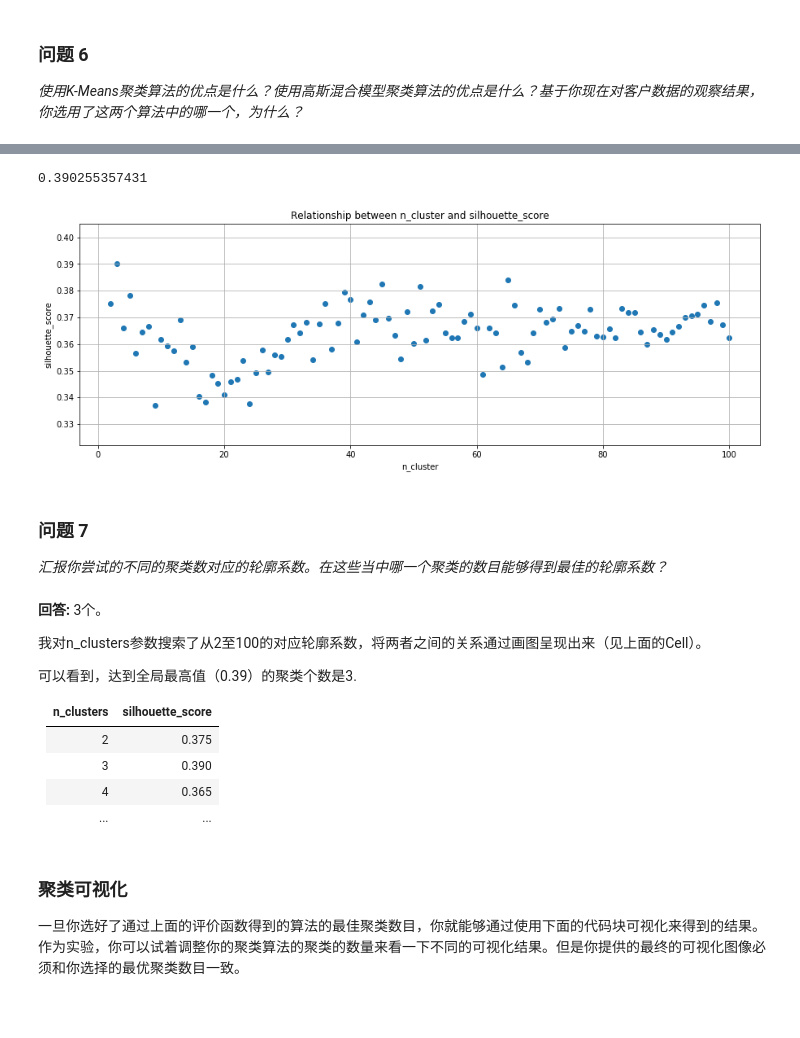
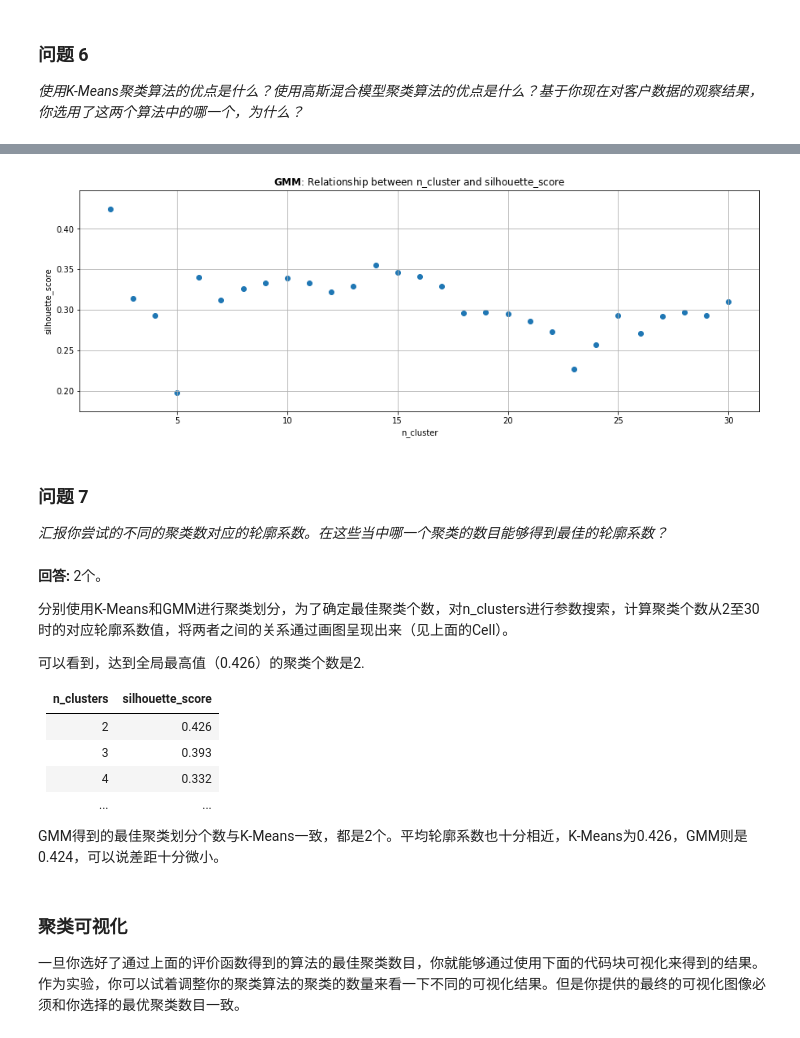
Before and after one commit to mtyylx/MLND, a Jupyter notebook: P3_Create_Customer_Segments/customer_segments.ipynb, the cells around one changed output, grey strips where cells are left out. Saved outputs shown, nothing was run; the diff lists cells and outputs as text; code cells hidden in the pictures; blank space fills up the shorter version.

```diff
--- a/P3_Create_Customer_Segments/customer_segments.ipynb
+++ b/P3_Create_Customer_Segments/customer_segments.ipynb
@@ -434,7 +434,7 @@ for x in freq_map:
 # 可选：选择你希望移除的数据点的索引
 # 很不幸... 之前费了半天劲精心挑选的65号记录被两次识别为异常值...多么好的星巴克数据...
 # 所以除了它以外都去除吧
-outliers  = [128, 154, 65, 66, 75]
+outliers  = [128, 154, 66, 75]
 
 # 如果选择了的话，移除异常点
 good_data = log_data.drop(log_data.index[outliers]).reset_index(drop = True)
@@ -489,7 +488,7 @@ Here are the outliers:
 # %%
 # TODO：通过在good data上使用PCA，将其转换成和当前特征数一样多的维度
 from sklearn.decomposition import PCA
-pca = PCA(n_components=6, whiten=True, random_state=0, svd_solver='randomized')
+pca = PCA(n_components=6, random_state=0)
 pca.fit(good_data)
 
 # TODO：使用上面的PCA拟合将变换施加在log_samples上
@@ -564,7 +566,8 @@ display(pd.DataFrame(np.round(pca_samples, 4), columns = pca_results.index.value
  - 使用`pca.transform`将`log_samples`进行转换，并将结果存储在`pca_samples`中。
 # %%
 # TODO：通过在good data上进行PCA，将其转换成两个维度
-pca = PCA(n_components=2, whiten=True, random_state=0, svd_solver='randomized')
+# (不要开启Whiten！否则后续KMeans聚类的最佳划分是3个！)
+pca = PCA(n_components=2, random_state=0)
 pca.fit(good_data)
 
 # TODO：使用上面训练的PCA将good data进行转换
@@ -650,67 +735,48 @@ ax.set_title("PC plane with original feature projections.", fontsize=16);
-# %%
-# TODO：在降维后的数据上使用你选择的聚类算法
-from sklearn.cluster import KMeans
-from sklearn.metrics import silhouette_score
-
-clusterer = KMeans(n_clusters=3, max_iter=500, n_init=10, random_state=0)
-clusterer.fit(reduced_data)
-
-# TODO：预测每一个点的簇
-preds = clusterer.predict(reduced_data)
-
-# TODO：找到聚类中心
-centers = clusterer.cluster_centers_
-
-# TODO：预测在每一个转换后的样本点的类
-sample_preds = clusterer.predict(pca_samples)
-
-# TODO：计算选择的类别的平均轮廓系数（mean silhouette coefficient）
-score = silhouette_score(reduced_data, preds)
-print score
-# %% [output]
-0.390255357431
 # %%
+from sklearn.mixture import GaussianMixture
+
 # 查看聚类个数与轮廓系数之间的关系
 def cluster_score_relation(max_clusters):
     stats = []
     for c in range(2, max_clusters + 1):
-        clusterer = KMeans(n_clusters=c, max_iter=100, n_init=10, random_state=0)
+        clusterer = GaussianMixture(n_components=c, random_state=0)
         clusterer.fit(reduced_data)
         preds = clusterer.predict(reduced_data)
-        centers = clusterer.cluster_centers_
         score = silhouette_score(reduced_data, preds)
         stats.append(score)
-#         print 'Cluster {} has Silhouette Score {}'.format(c, score)
+#         print '{} Cluster has Silhouette Score {}'.format(c, score)
     return stats
 
-search_range = 100
+search_range = 30
 stats = cluster_score_relation(search_range)
 plt.figure(figsize=(15, 5))
-plt.title("Relationship between n_cluster and silhouette_score")
+plt.title("$\mathbf{GMM}$: Relationship between n_cluster and silhouette_score")
 plt.scatter(range(2, search_range + 1), stats)
 plt.grid(True)
 plt.xlabel('n_cluster')
 plt.ylabel('silhouette_score')
 plt.show()
 # %% [output]
-[figure, old version]
+[figure, new version]
 # %% [markdown]
 ### 问题 7
 
 *汇报你尝试的不同的聚类数对应的轮廓系数。在这些当中哪一个聚类的数目能够得到最佳的轮廓系数？*
 # %% [markdown]
-**回答:** 3个。
+**回答:** 2个。
 
-我对n_clusters参数搜索了从2至100的对应轮廓系数，将两者之间的关系通过画图呈现出来（见上面的Cell）。
+分别使用K-Means和GMM进行聚类划分，为了确定最佳聚类个数，对n_clusters进行参数搜索，计算聚类个数从2至30时的对应轮廓系数值，将两者之间的关系通过画图呈现出来（见上面的Cell）。
 
-可以看到，达到全局最高值（0.39）的聚类个数是3.
+可以看到，达到全局最高值（0.426）的聚类个数是2.
 
 n_clusters | silhouette_score
 ---  | ---
-2    | 0.375
-3    | 0.390
-4    | 0.365
+2    | 0.426
+3    | 0.393
+4    | 0.332
 ...  | ...
+
+GMM得到的最佳聚类划分个数与K-Means一致，都是2个。平均轮廓系数也十分相近，K-Means为0.426，GMM则是0.424，可以说差距十分微小。
 # %% [markdown]
 ### 聚类可视化
 一旦你选好了通过上面的评价函数得到的算法的最佳聚类数目，你就能够通过使用下面的代码块可视化来得到的结果。作为实验，你可以试着调整你的聚类算法的聚类的数量来看一下不同的可视化结果。但是你提供的最终的可视化图像必须和你选择的最优聚类数目一致。
```
Also changed, not shown: parts of 51 cells of this notebook.
